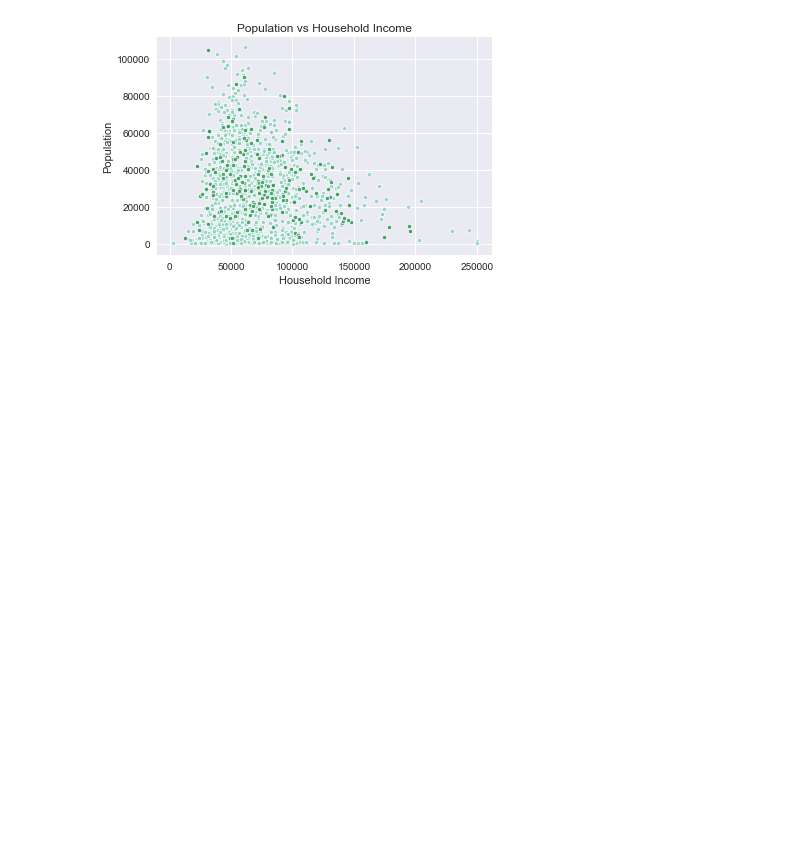
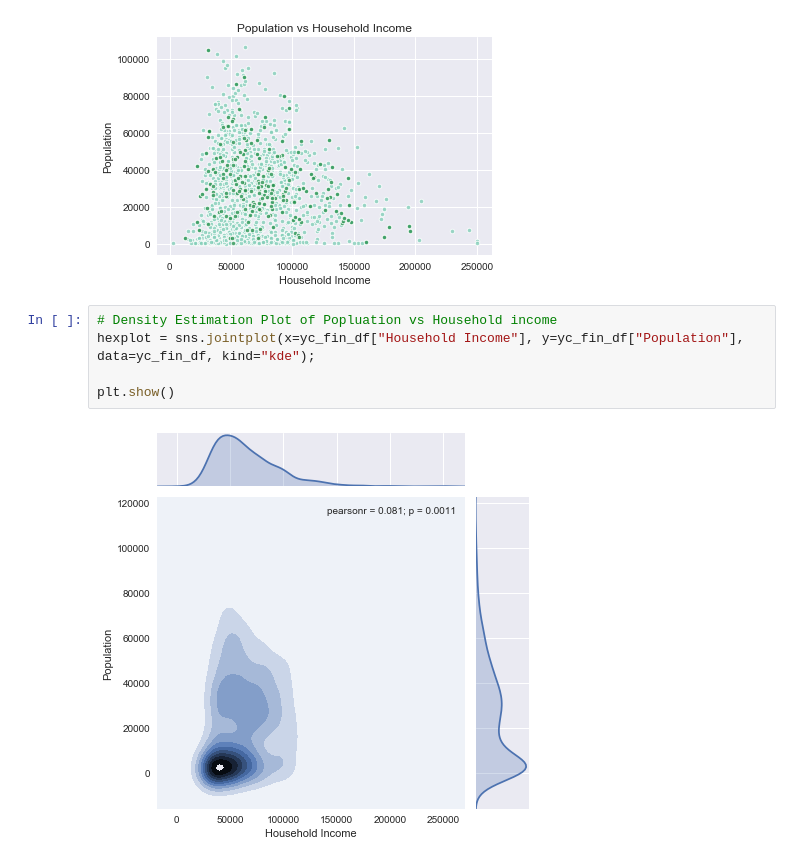
Before and after one commit to shethmonali/Project-One, a Jupyter notebook: yc_charts_ken.ipynb, the cells around one changed output. Cells and saved outputs as stored; diff of their text form; blank space fills up the shorter version.

```diff
--- a/yc_charts_ken.ipynb
+++ b/yc_charts_ken.ipynb
@@ -163,3 +163,10 @@ sns.set()
 plt.show()
 # %% [output]
 [figure]
+# %%
+# Density Estimation Plot of Popluation vs Household income
+hexplot = sns.jointplot(x=yc_fin_df["Household Income"], y=yc_fin_df["Population"], data=yc_fin_df, kind="kde");
+
+plt.show()
+# %% [output]
+[figure, added]
```
Also changed, not shown: parts of 3 cells of this notebook.
